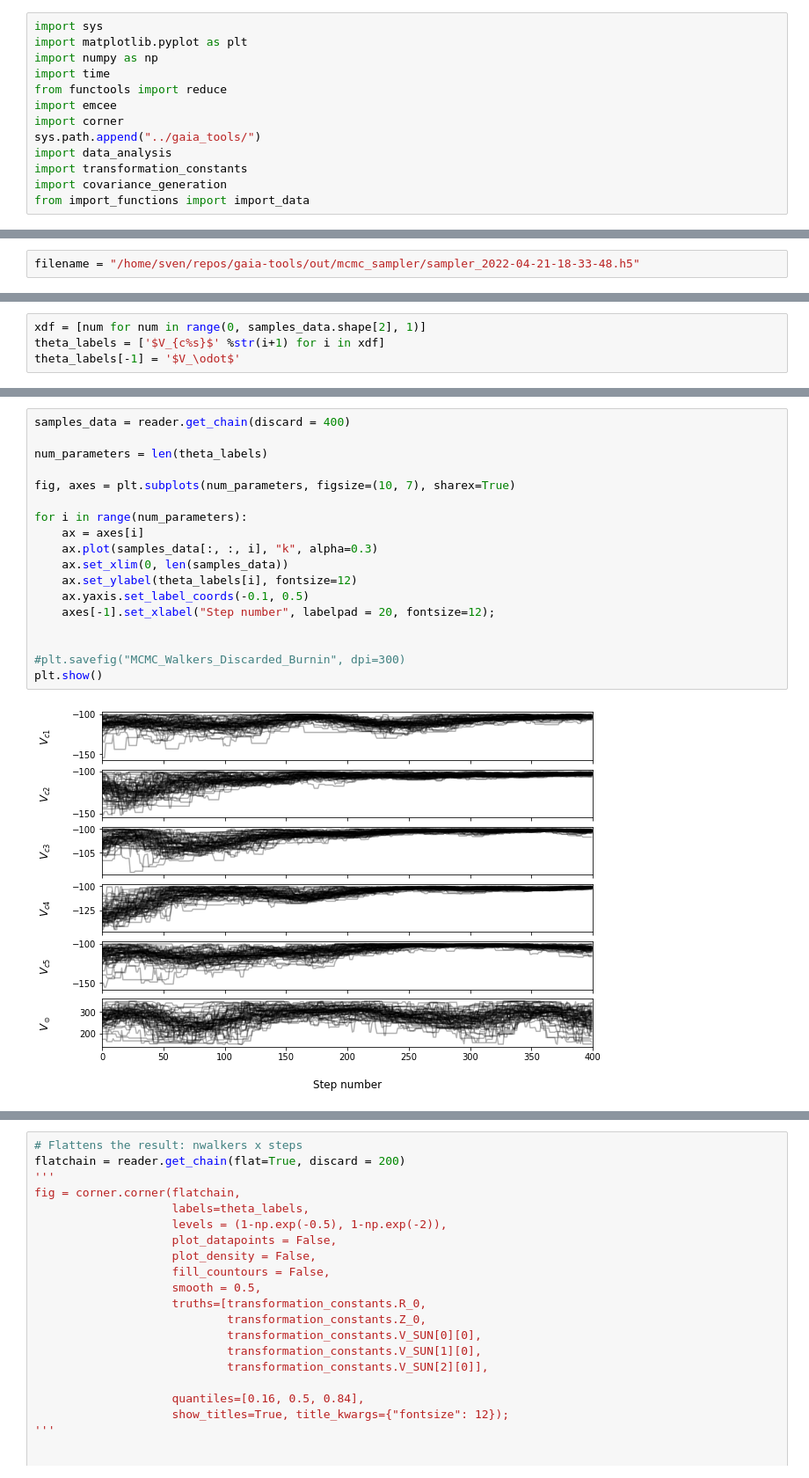
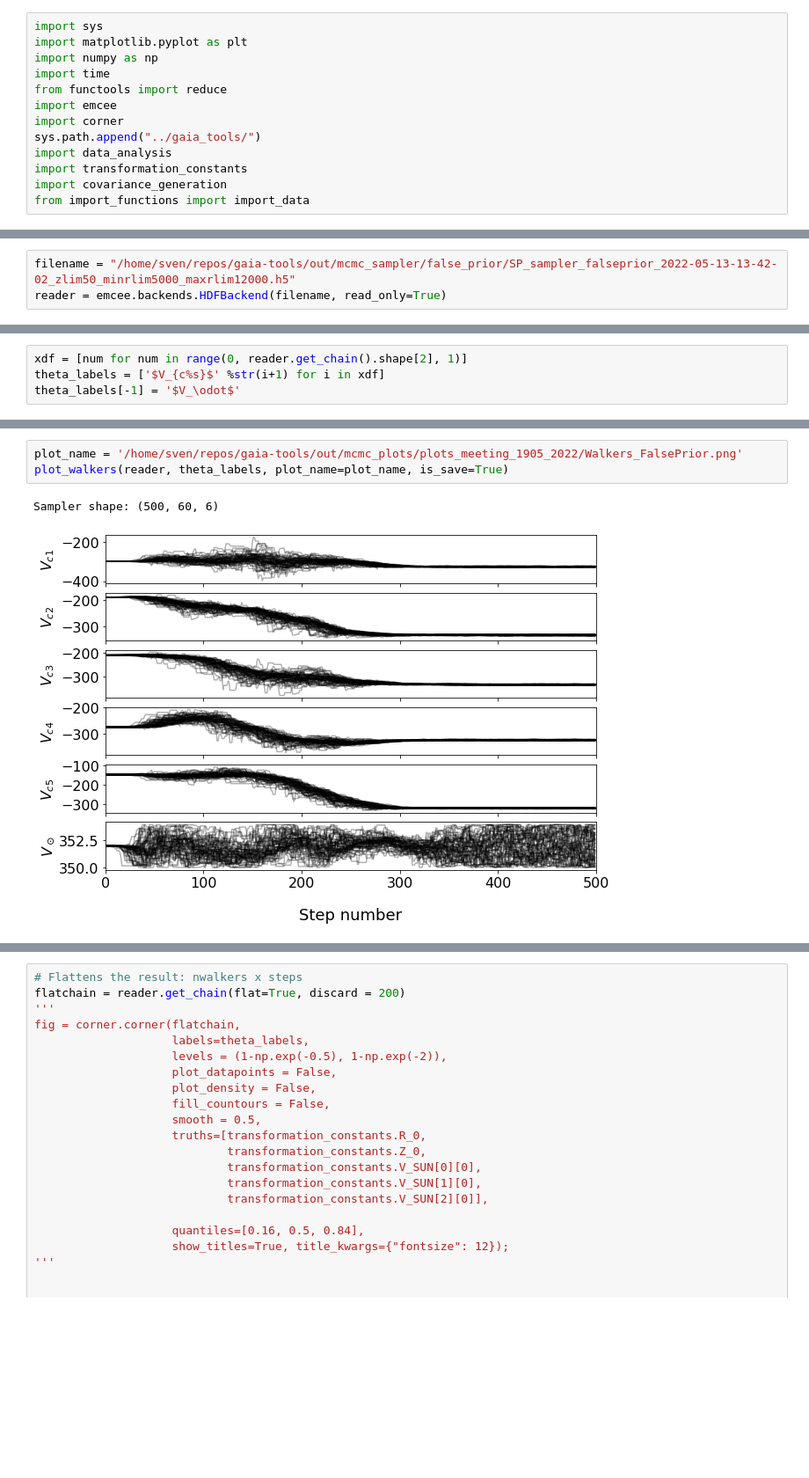
Before and after one commit to HEP-KBFI/gaia-tools, a Jupyter notebook: jupyter-notebook/MCMC_Results_6Parameters.ipynb, the cells around one changed output, grey strips where cells are left out. Shown at 88% size. Drawn from its saved outputs; the diff is of its cells as text; blank space fills up the shorter version.

Commit message:
mcmc results nb update

```diff
--- a/jupyter-notebook/MCMC_Results_6Parameters.ipynb
+++ b/jupyter-notebook/MCMC_Results_6Parameters.ipynb
@@ -14,2 +58,3 @@ from import_functions import import_data
 # %%
-filename = "/home/sven/repos/gaia-tools/out/mcmc_sampler/sampler_2022-04-21-18-33-48.h5"
+filename = "/home/sven/repos/gaia-tools/out/mcmc_sampler/false_prior/SP_sampler_falseprior_2022-05-13-13-42-02_zlim50_minrlim5000_maxrlim12000.h5"
+reader = emcee.backends.HDFBackend(filename, read_only=True)
@@ -23,4 +61,4 @@ samples_data.shape
 # %%
-xdf = [num for num in range(0, samples_data.shape[2], 1)]
+xdf = [num for num in range(0, reader.get_chain().shape[2], 1)]
 theta_labels = ['$V_{c%s}$' %str(i+1) for i in xdf]
 theta_labels[-1] = '$V_\odot$'
@@ -46,20 +65,6 @@ plt.show()
-# %%
-samples_data = reader.get_chain(discard = 400)
-
-num_parameters = len(theta_labels)
-
-fig, axes = plt.subplots(num_parameters, figsize=(10, 7), sharex=True)
-
-for i in range(num_parameters):
-    ax = axes[i]
-    ax.plot(samples_data[:, :, i], "k", alpha=0.3)
-    ax.set_xlim(0, len(samples_data))
-    ax.set_ylabel(theta_labels[i], fontsize=12)
-    ax.yaxis.set_label_coords(-0.1, 0.5)
-    axes[-1].set_xlabel("Step number", labelpad = 20, fontsize=12);
-
-
-#plt.savefig("MCMC_Walkers_Discarded_Burnin", dpi=300)
-plt.show()
-# %% [output]
-[figure, removed]
+# %%
+plot_name = '/home/sven/repos/gaia-tools/out/mcmc_plots/plots_meeting_1905_2022/Walkers_FalsePrior.png'
+plot_walkers(reader, theta_labels, plot_name=plot_name, is_save=True)
+# %% [output]
+Sampler shape: (500, 60, 6)
+[figure, added]
```
Also changed, not shown: parts of 17 cells of this notebook.
